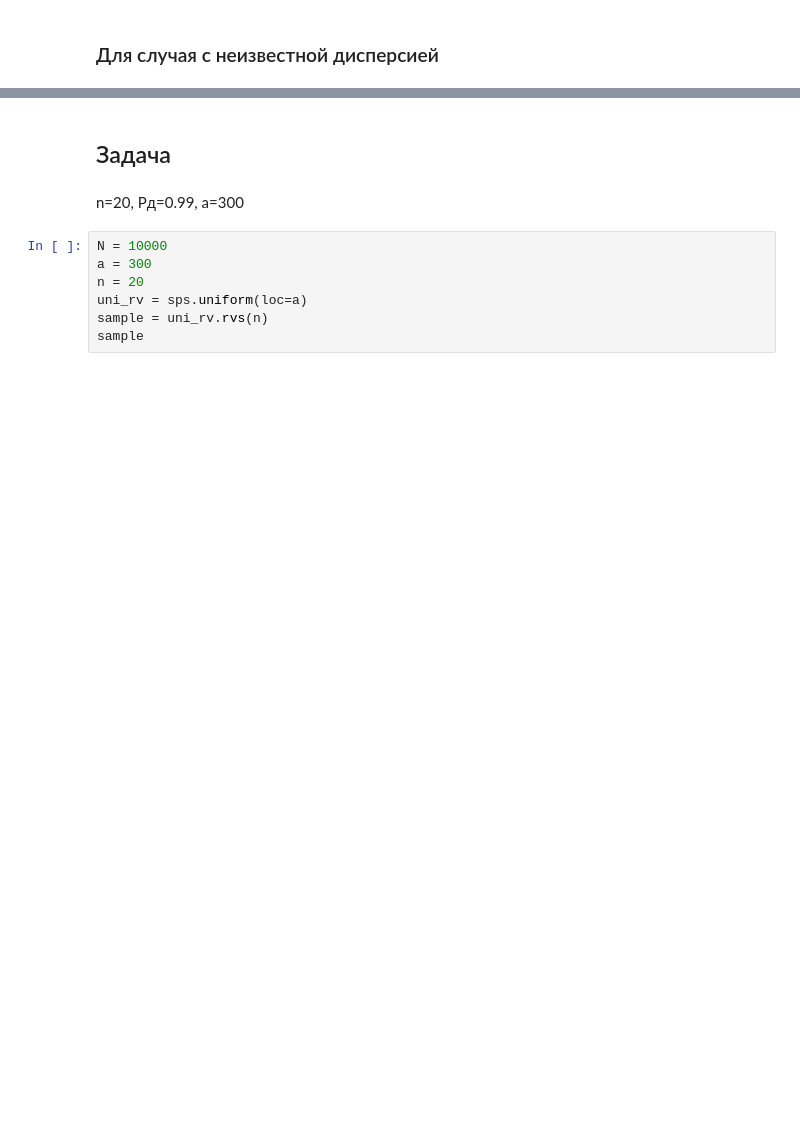
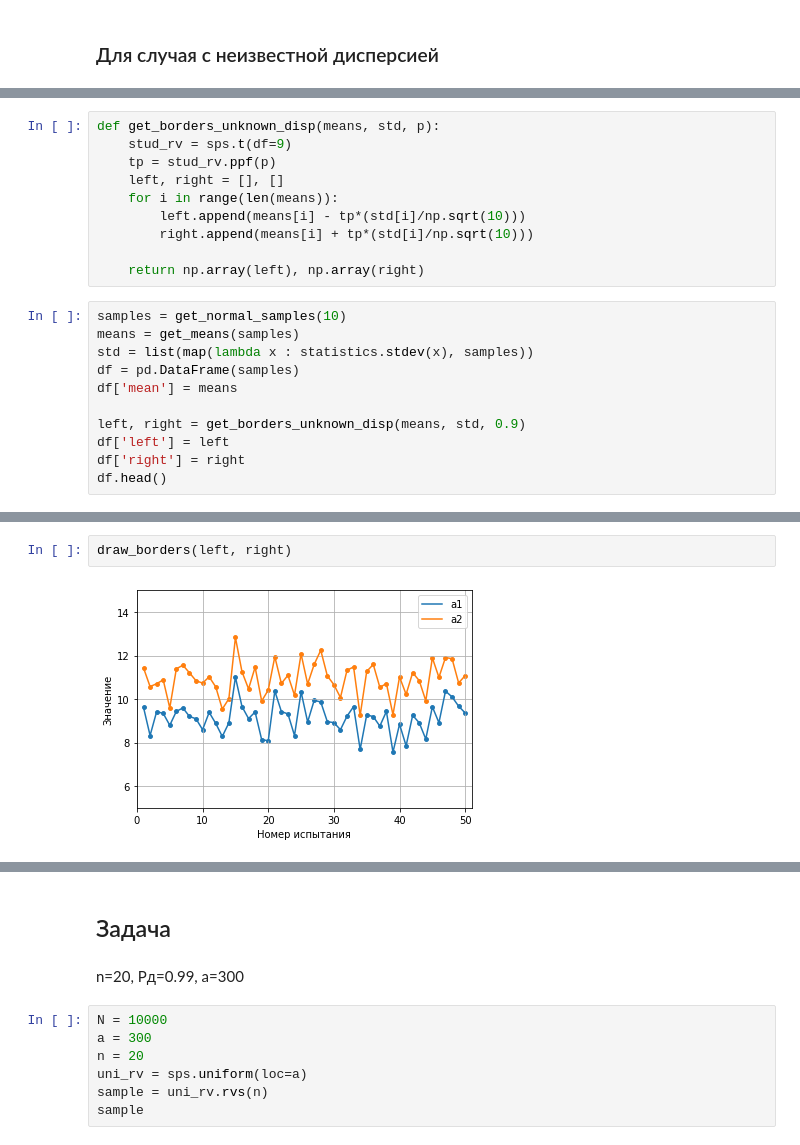
Before and after one commit to rdnply/statistics, a Jupyter notebook: confidence_interval.ipynb, the cells around one changed output, grey strips where cells are left out. Drawn from its saved outputs; the diff is of its cells as text; blank space fills up the shorter version.

```diff
--- a/confidence_interval.ipynb
+++ b/confidence_interval.ipynb
@@ -117,0 +125,21 @@ draw_borders(left, right)
+# %%
+def get_borders_unknown_disp(means, std, p):
+    stud_rv = sps.t(df=9)
+    tp = stud_rv.ppf(p)
+    left, right = [], []
+    for i in range(len(means)):
+        left.append(means[i] - tp*(std[i]/np.sqrt(10)))
+        right.append(means[i] + tp*(std[i]/np.sqrt(10)))
+
+    return np.array(left), np.array(right)
+# %%
+samples = get_normal_samples(10)
+means = get_means(samples)
+std = list(map(lambda x : statistics.stdev(x), samples))
+df = pd.DataFrame(samples)
+df['mean'] = means
+
+left, right = get_borders_unknown_disp(means, std, 0.9)
+df['left'] = left
+df['right'] = right
+df.head()
@@ -117,0 +153,4 @@ draw_borders(left, right)
+# %%
+draw_borders(left, right)
+# %% [output]
+[figure, added]
```
Also changed, not shown: parts of 18 cells of this notebook.
